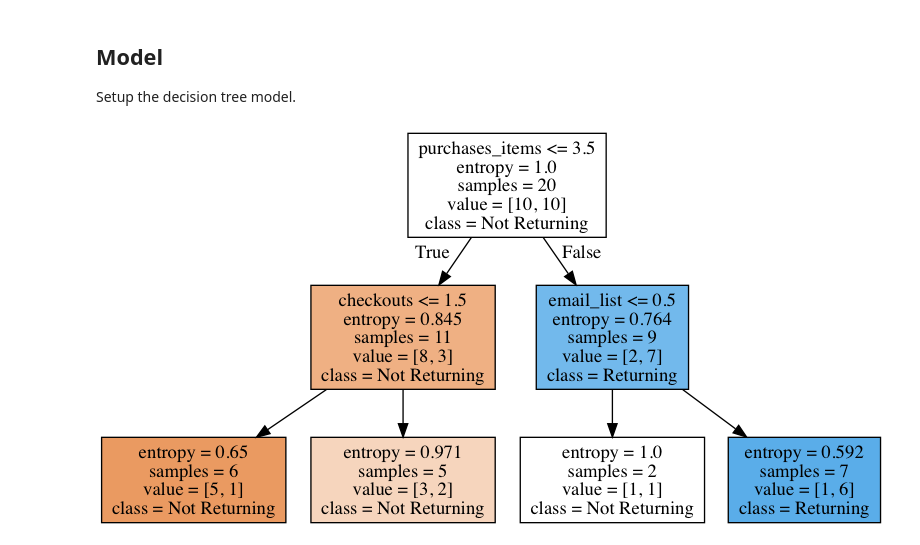
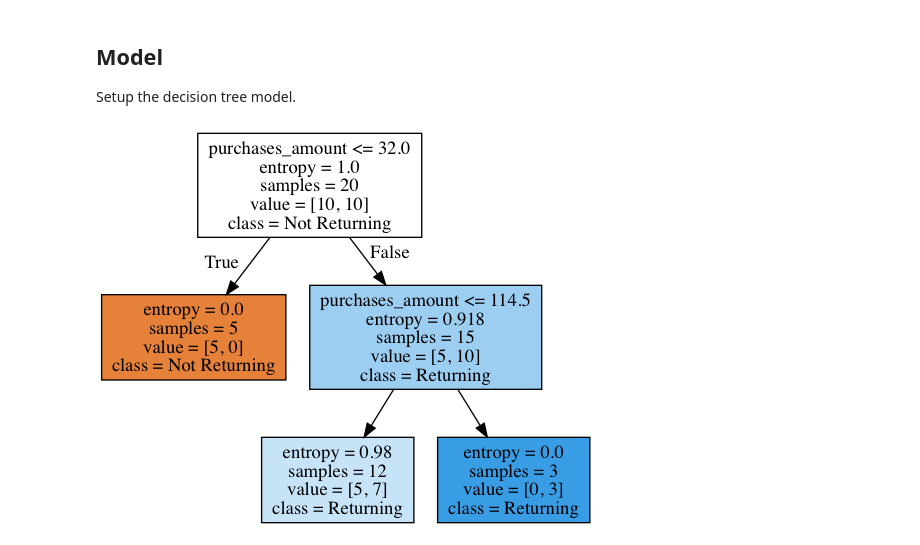
Before and after one commit to dmclark53/thinkful, a Jupyter notebook: Module_22/Decision_trees/Decision_trees.ipynb, the cells around one changed output. Cells and saved outputs as stored; diff of their text form; code cells hidden in the pictures.

```diff
--- a/Module_22/Decision_trees/Decision_trees.ipynb
+++ b/Module_22/Decision_trees/Decision_trees.ipynb
@@ -31,20 +31,20 @@ Setup the decision tree model.
 # %%
 # Initialize and train our tree.
 decision_tree = tree.DecisionTreeClassifier(
     criterion='entropy',
-    max_features=1,
+    max_features=3,
     max_depth=2
 )
 decision_tree.fit(customers, repeat_customer)
 
 # Render our tree.
 dot_data = tree.export_graphviz(
     decision_tree, out_file=None,
     feature_names=customers.columns,
     class_names=['Not Returning', 'Returning'],
     filled=True
 )
 graph = pydotplus.graph_from_dot_data(dot_data)
 Image(graph.create_png())
 # %% [output]
-[figure, old version]
+[figure, new version]
```
Also changed, not shown: 1 other file.
